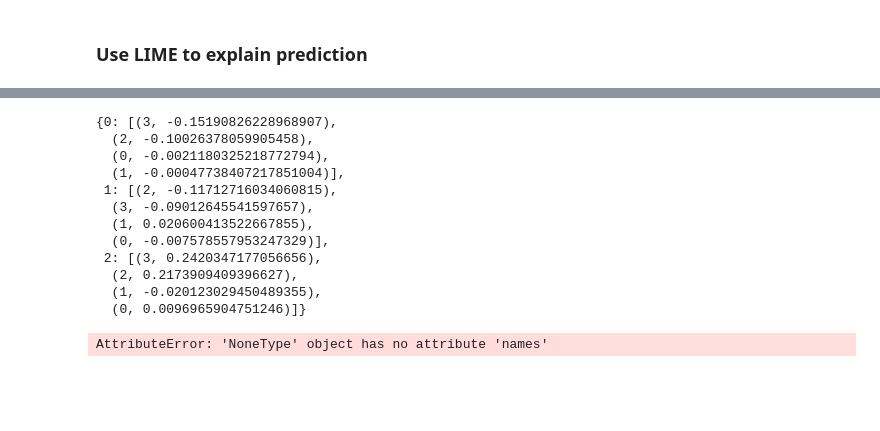
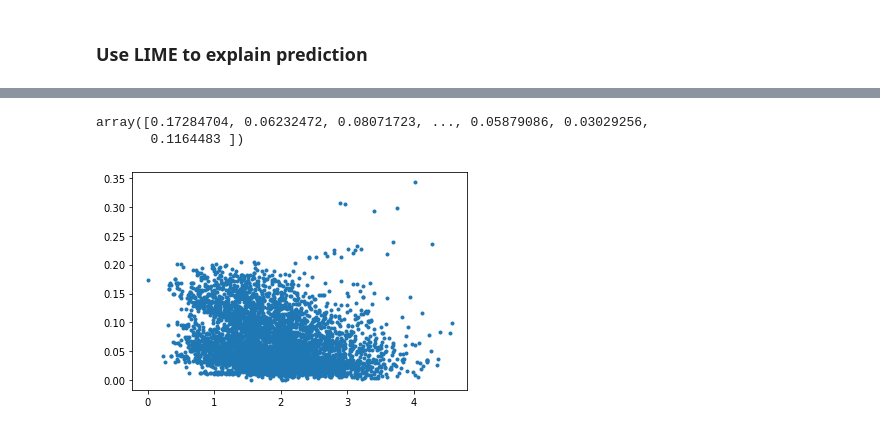
Before and after one commit to vonHousen/lime, a Jupyter notebook: doc/mod/notebooks/PerformanceAnalysis.ipynb, the cells around one changed output, grey strips where cells are left out. Drawn from its saved outputs; the diff is of its cells as text; code cells hidden in the pictures; blank space fills up the shorter version.

```diff
--- a/doc/mod/notebooks/PerformanceAnalysis.ipynb
+++ b/doc/mod/notebooks/PerformanceAnalysis.ipynb
@@ -131,19 +114,0 @@ second_top_features
-# %%
-explanation.as_map()
-# %% [output]
-{0: [(3, -0.15190826228968907),
-  (2, -0.10026378059905458),
-  (0, -0.0021180325218772794),
-  (1, -0.00047738407217851004)],
- 1: [(2, -0.11712716034060815),
-  (3, -0.09012645541597657),
-  (1, 0.020600413522667855),
-  (0, -0.007578557953247329)],
- 2: [(3, 0.2420347177056656),
-  (2, 0.2173909409396627),
-  (1, -0.020123029450489355),
-  (0, 0.0096965904751246)]}
-# %%
-explainer.discretizer.names
-# %% [output]
-AttributeError: 'NoneType' object has no attribute 'names'
@@ -151,0 +115,15 @@ explainer.discretizer.maxs
+# %%
+examples_squared_errors = np.mean(explanation.squared_errors_matrix, axis=1)
+examples_distances = explanation.training_data_distances
+sorted_sequence = np.argsort(examples_distances)
+
+plt.scatter(
+    examples_distances[sorted_sequence],
+    examples_squared_errors[sorted_sequence],
+    marker=".")
+
+examples_squared_errors
+# %% [output]
+array([0.17284704, 0.06232472, 0.08071723, ..., 0.05879086, 0.03029256,
+       0.1164483 ])
+[figure, added]
```
Also changed, not shown: parts of 7 cells of this notebook, 2 other files.
